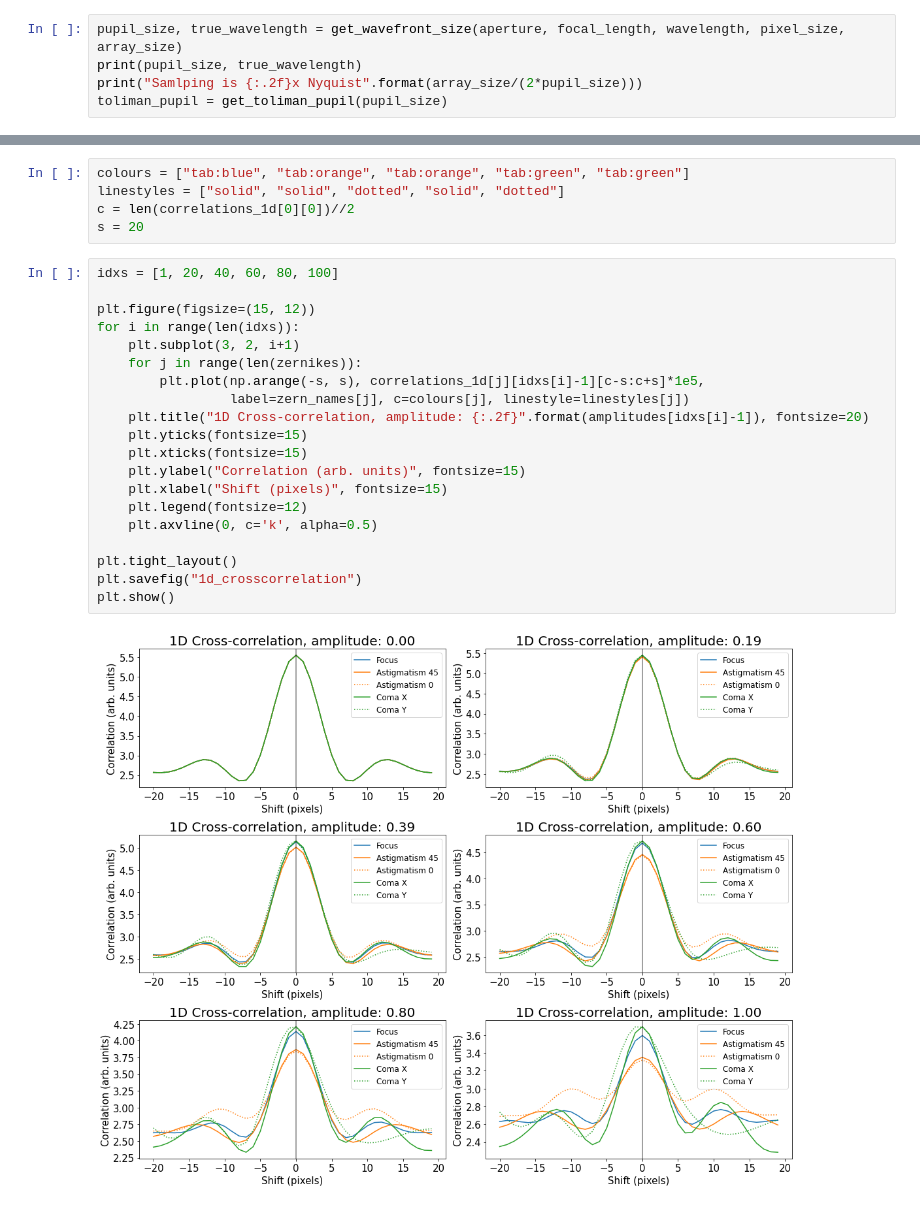
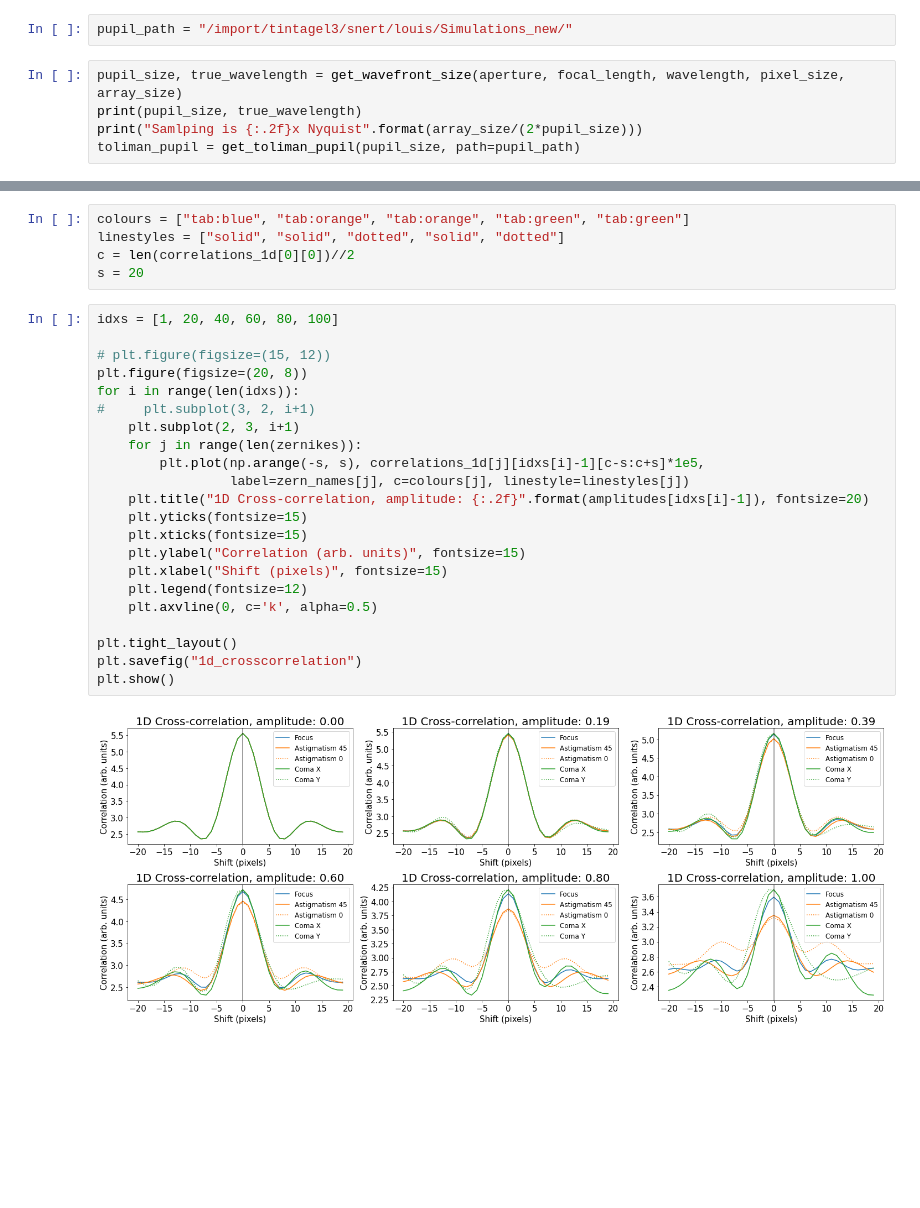
Before and after one commit to LouisDesdoigts/Notebooks, a Jupyter notebook: Thermal_constraints/Thermal_correlation.ipynb, the cells around one changed output, grey strips where cells are left out. Drawn from its saved outputs; the diff is of its cells as text; blank space fills up the shorter version.

```diff
--- a/Thermal_constraints/Thermal_correlation.ipynb
+++ b/Thermal_constraints/Thermal_correlation.ipynb
@@ -18,11 +21,13 @@ wavelength = 525e-9
 pixel_size = 2.5e-6
 array_size = 1024
 npixels = 256
+# %%
+pupil_path = "/import/tintagel3/snert/louis/Simulations_new/"
 # %%
 pupil_size, true_wavelength = get_wavefront_size(aperture, focal_length, wavelength, pixel_size, array_size)
 print(pupil_size, true_wavelength)
 print("Samlping is {:.2f}x Nyquist".format(array_size/(2*pupil_size)))
-toliman_pupil = get_toliman_pupil(pupil_size)
+toliman_pupil = get_toliman_pupil(pupil_size, path=pupil_path)
 # %% [output]
 WARNING:absl:No GPU/TPU found, falling back to CPU. (Set TF_CPP_MIN_LOG_LEVEL=0 and rerun for more info.)
 134 5.234103455325292e-07
@@ -134,25 +140,27 @@ s = 20
 # %%
 idxs = [1, 20, 40, 60, 80, 100]
 
-plt.figure(figsize=(15, 12))
+# plt.figure(figsize=(15, 12))
+plt.figure(figsize=(20, 8))
 for i in range(len(idxs)):
-    plt.subplot(3, 2, i+1)
+#     plt.subplot(3, 2, i+1)
+    plt.subplot(2, 3, i+1)
     for j in range(len(zernikes)):
         plt.plot(np.arange(-s, s), correlations_1d[j][idxs[i]-1][c-s:c+s]*1e5,
                  label=zern_names[j], c=colours[j], linestyle=linestyles[j])
     plt.title("1D Cross-correlation, amplitude: {:.2f}".format(amplitudes[idxs[i]-1]), fontsize=20)
     plt.yticks(fontsize=15)
     plt.xticks(fontsize=15)
     plt.ylabel("Correlation (arb. units)", fontsize=15)
     plt.xlabel("Shift (pixels)", fontsize=15)
     plt.legend(fontsize=12)
     plt.axvline(0, c='k', alpha=0.5)
 
 plt.tight_layout()
 plt.savefig("1d_crosscorrelation")
 plt.show()
 # %% [output]
-[figure, old version]
+[figure, new version]
 # %%
 idxs = [1, 20, 40, 60, 80, 100]
 
```
Also changed, not shown: parts of 10 cells of this notebook.
